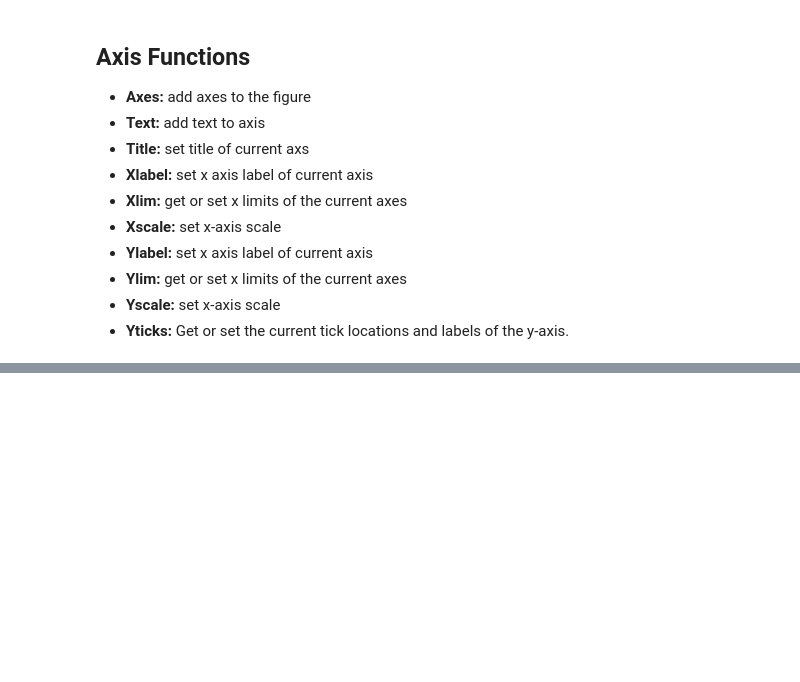
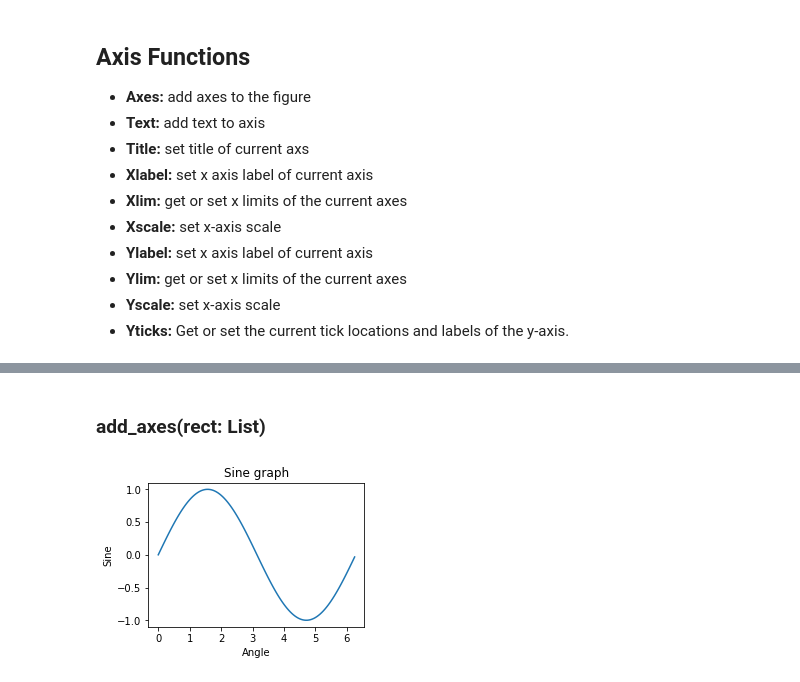
Before and after one commit to SantiGonzalezz/Sololearn, a Jupyter notebook: Matplotlib.ipynb, the cells around one changed output, grey strips where cells are left out. Drawn from its saved outputs; the diff is of its cells as text; code cells hidden in the pictures; blank space fills up the shorter version.

```diff
--- a/Matplotlib.ipynb
+++ b/Matplotlib.ipynb
@@ -38,0 +103,17 @@ import matplotlib.pyplot as plt
+# %% [markdown]
+### add_axes(rect: List)
+# %%
+x = np.arange(0, math.pi*2, 0.05)
+y = np.sin(x)
+
+fig = plt.figure()
+# x0, y0, width, height
+# between 0 and 1
+ax = fig.add_axes([0, 0, .5, .5])
+ax.plot(x, y)
+plt.xlabel('Angle')
+plt.ylabel('Sine')
+plt.title('Sine graph')
+plt.show()
+# %% [output]
+[figure, added]
```
Also changed, not shown: parts of 12 cells of this notebook.
